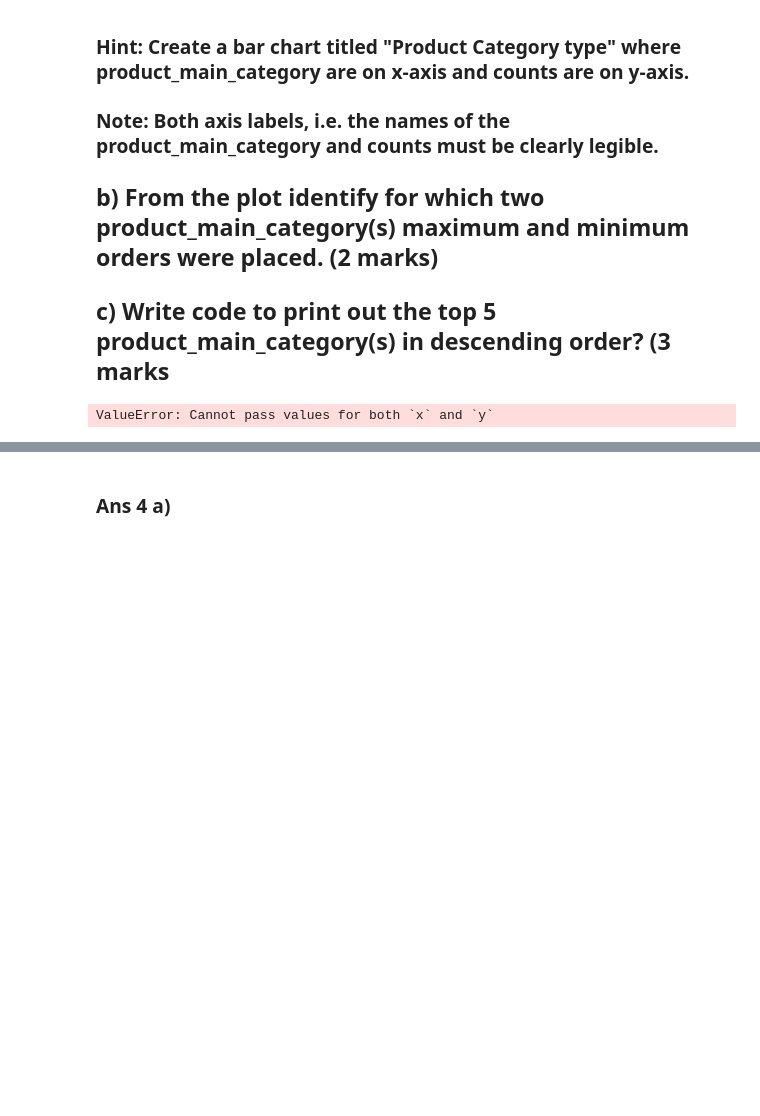
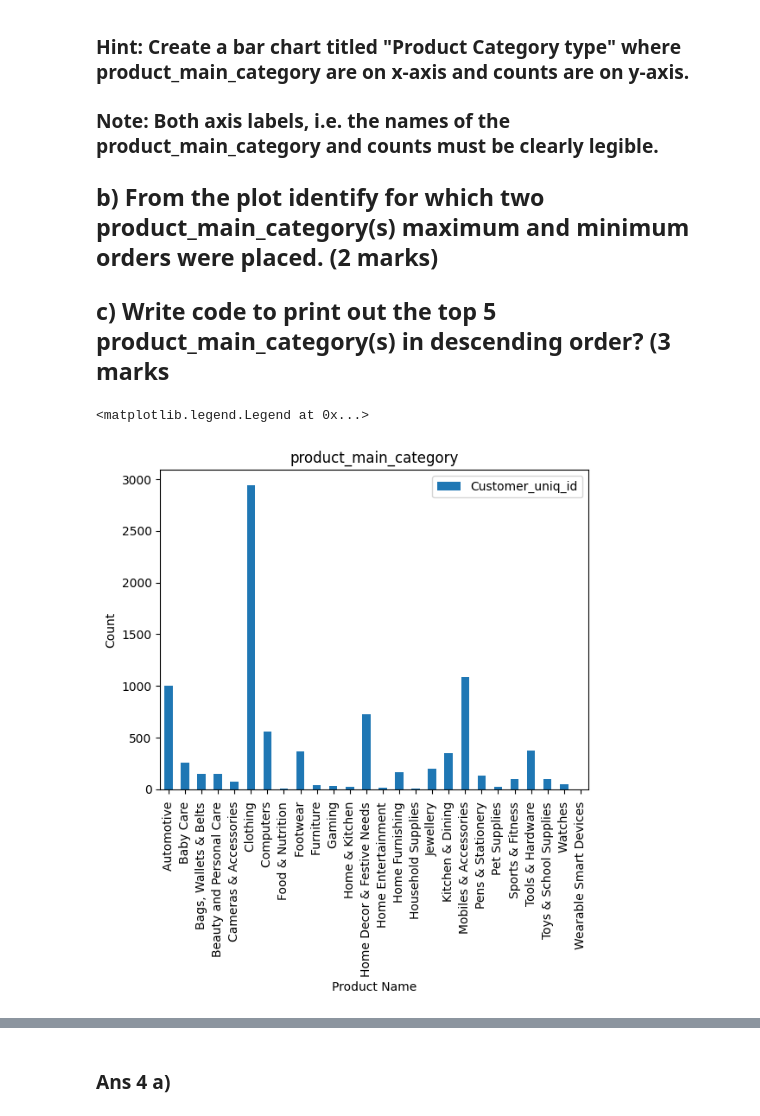
Before and after one commit to jamesholden097/benji, a Jupyter notebook: E-Commerce_Project_Student_File.ipynb, the cells around one changed output, grey strips where cells are left out. Saved outputs shown, nothing was run; the diff lists cells and outputs as text; code cells hidden in the pictures; blank space fills up the shorter version.

```diff
--- a/E-Commerce_Project_Student_File.ipynb
+++ b/E-Commerce_Project_Student_File.ipynb
@@ -147,7 +175,13 @@ len(mean_product_rating)
 
 ## c) Write code to print out the top 5 product_main_category(s)  in descending order? (3 marks
 # %%
-ECom_Data.columns
-ECom_Data.head(5)
+#print(ECom_Data.columns)
+#ECom_Data.head(5)
+unique_products = pd.unique(ECom_Data['product_main_category'])
+
+# ECom_Data[ECom_Data['product_main_category']
+axes = ECom_Data.groupby(['product_main_category']).count().iloc[:,0].plot.bar(title='product_main_category', xlabel='Product Name', ylabel='Count')
+axes.legend()
 # %% [output]
-ValueError: Cannot pass values for both `x` and `y`
+<matplotlib.legend.Legend at 0x...>
+[figure, added]
```
Also changed, not shown: parts of 14 cells of this notebook, 1 other file.
